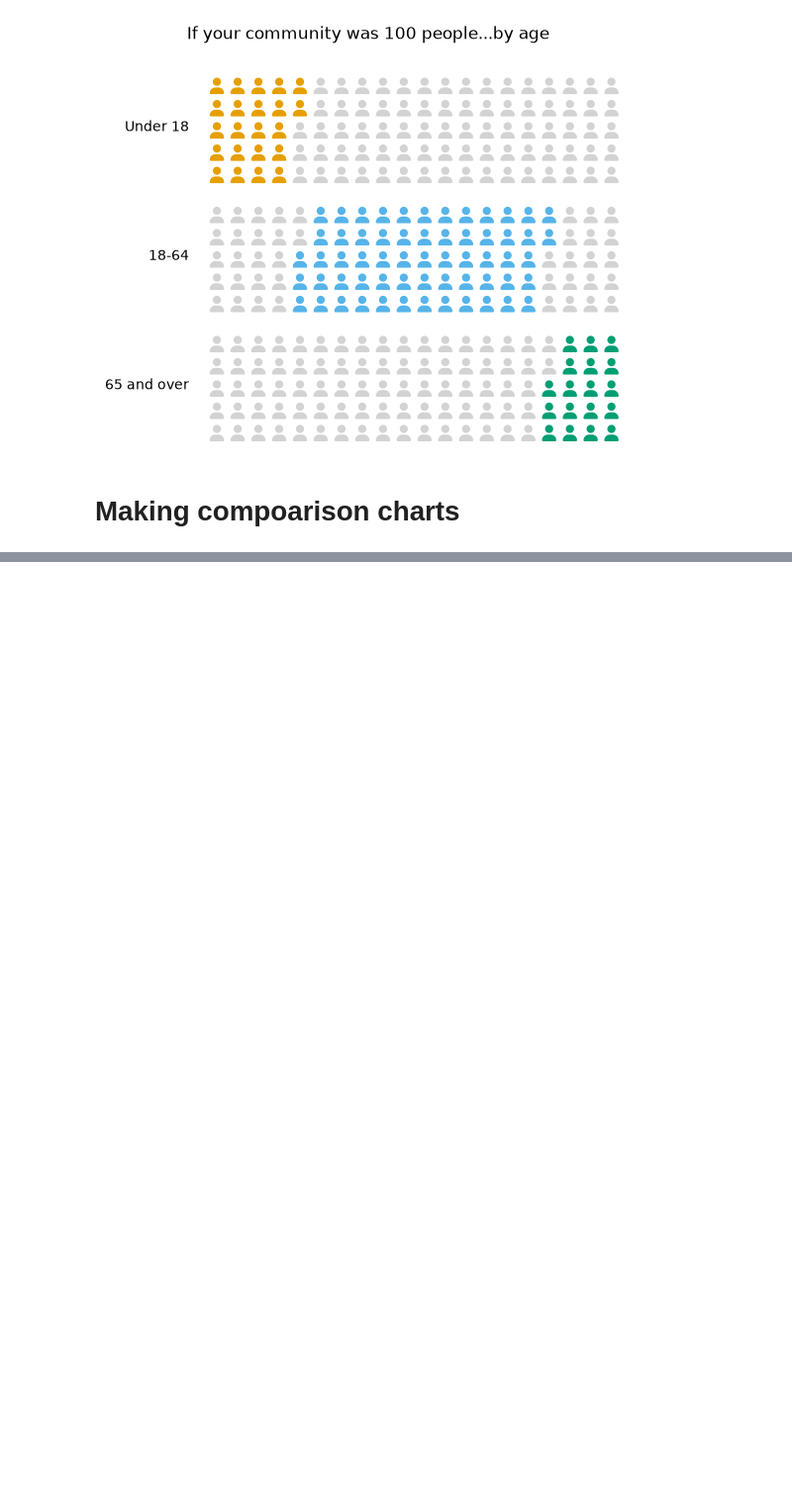
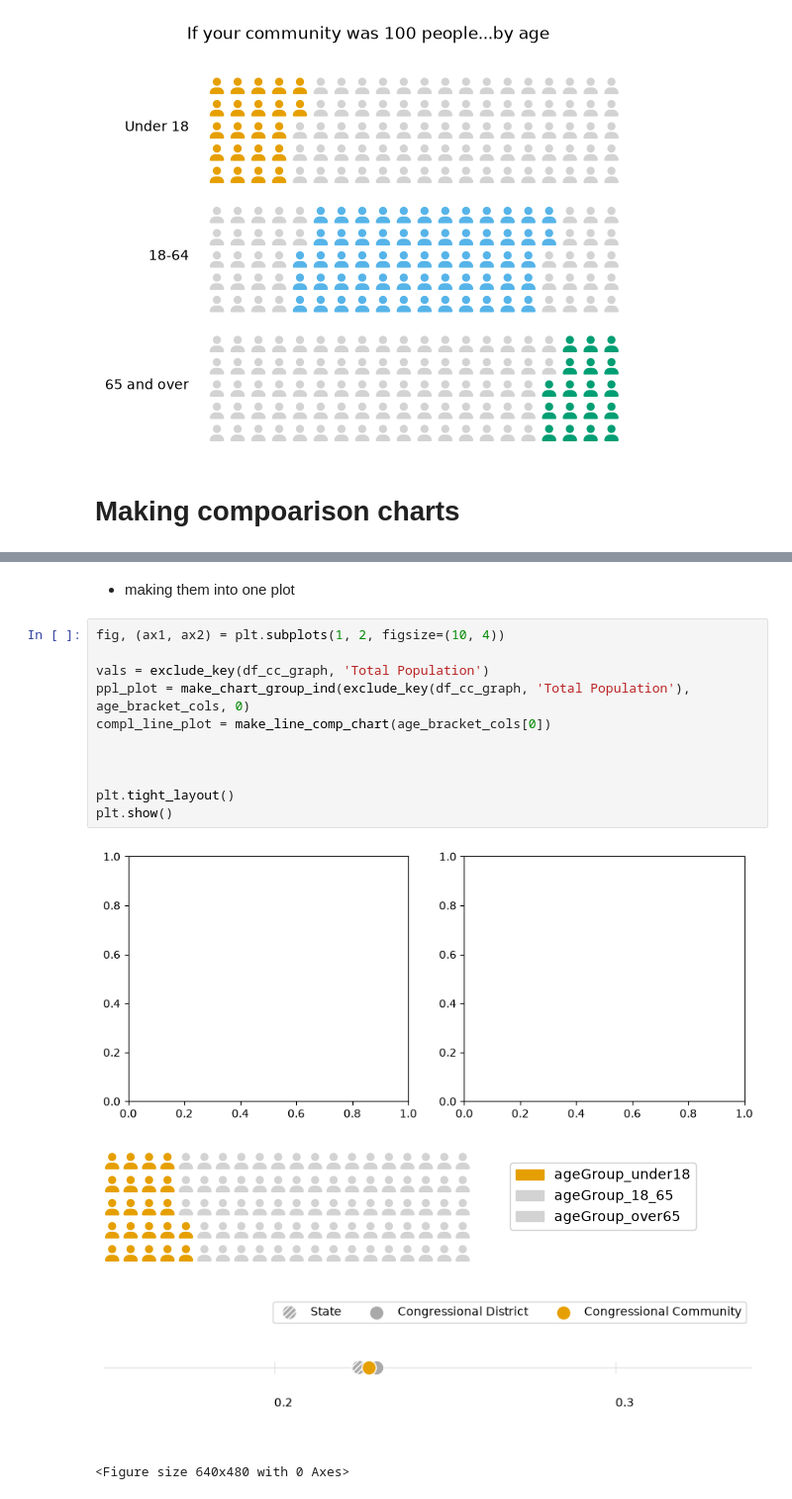
Before and after one commit to camilleberg/congressional_communities, a Jupyter notebook: map project/new_map_viz/people_char.ipynb, the cells around one changed output, grey strips where cells are left out. Shown at 99% size. Drawn from its saved outputs; the diff is of its cells as text; blank space fills up the shorter version.

```diff
--- a/map project/new_map_viz/people_char.ipynb
+++ b/map project/new_map_viz/people_char.ipynb
@@ -398,0 +499,18 @@ plt.scatter(x = df_cc_graph['ageGroup_over65'] / df_cc_graph['Total Population']
+# %% [markdown]
++ making them into one plot
+# %%
+fig, (ax1, ax2) = plt.subplots(1, 2, figsize=(10, 4))
+
+vals = exclude_key(df_cc_graph, 'Total Population')
+ppl_plot = make_chart_group_ind(exclude_key(df_cc_graph, 'Total Population'), age_bracket_cols, 0)
+compl_line_plot = make_line_comp_chart(age_bracket_cols[0])
+
+
+
+plt.tight_layout()
+plt.show()
+# %% [output]
+[figure, added]
+[figure, added]
+[figure, added]
+<Figure size 640x480 with 0 Axes>
```
Also changed, not shown: parts of 12 cells of this notebook, 7 other files.
